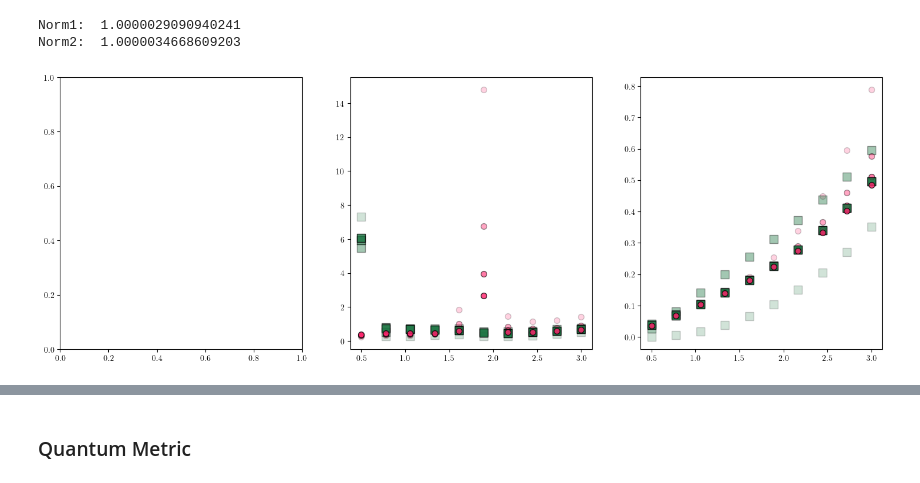
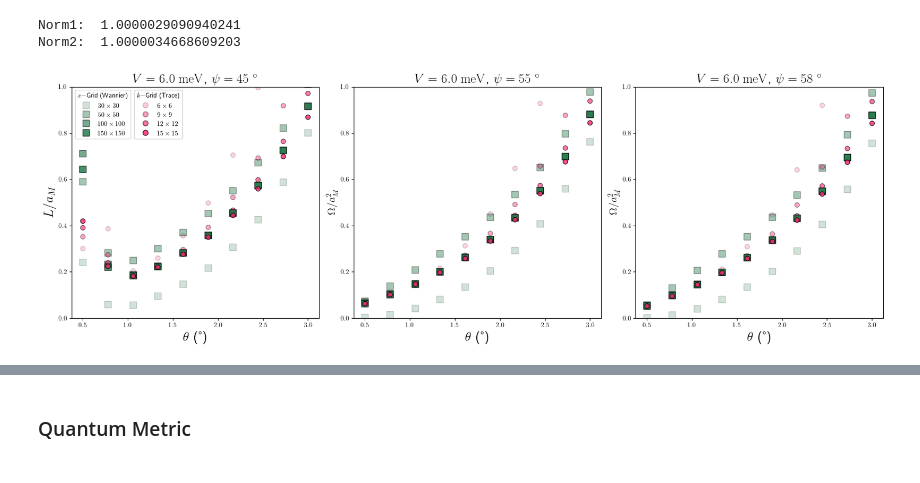
Before and after one commit to sanhq17/moire_heterobilayers, a Jupyter notebook: notebooks/wannier_two_bands.ipynb, the cells around one changed output, grey strips where cells are left out. Cells and saved outputs as stored; diff of their text form; code cells hidden in the pictures.

```diff
--- a/notebooks/wannier_two_bands.ipynb
+++ b/notebooks/wannier_two_bands.ipynb
@@ -179,7 +192,7 @@ Norm1:  1.0000029090940241
 Norm2:  1.0000034668609203
 # %%
 sys.n_shells = 10
-sys.V = 10.0
+sys.V = 6.6
 thetas = np.linspace(0.5, 3.0, 10)
 thetas2 = np.linspace(thetas[0], thetas[-1], 100)
 aMs0 = sys.a0 / (2 * np.sin(np.radians(thetas / 2)))
@@ -198,11 +211,11 @@ k_alpha = [0.2, 0.4, 0.6, 0.8]
 x_res = [30, 50, 100, 150]
 x_alpha = [0.2, 0.4, 0.6, 0.8]
 
-psi_values = [0.0, 20, 58]
+psi_values = [45, 55, 58]
 
 fig, axes = plt.subplots(1, 3, figsize=(18, 6))
 
-for ax, psi in zip(axes[1:], psi_values[1:]):
+for ax, psi in zip(axes, psi_values):
     sys.psi_deg = psi
 
     for resx, resk, alphax, alphak in tqdm(zip(x_res, k_res, x_alpha, k_alpha)):
@@ -226,31 +239,79 @@ for ax, psi in zip(axes[1:], psi_values[1:]):
             wanniers = sys.wannier_wavefunction_2band(X, Y, k_points, trial_centers= np.array([RA, RB]))
 
             wannier1 = wanniers[0, :, :]
             wannier2 = wanniers[1, :, :]
 
             fun_one = lambda xx, yy: 1
             fun = lambda xx, yy: (xx-RA[0])**2 + (yy-RA[1])**2
             spread1 = sys.integrate_wannier(fun, wannier1, X, Y, k_points)
 
             fun2 = lambda xx, yy: (xx-RB[0])**2 + (yy-RB[1])**2
             spread2 = sys.integrate_wannier(fun2, wannier2, X, Y, k_points)
 
             omega.append((spread1 + spread2) / sys.aM**2)
             # print("Norm1: ", sys.integrate_wannier(fun_one, wannier1, X, Y, k_points))
             # print("Norm2: ", sys.integrate_wannier(fun_one, wannier2, X, Y, k_points))
             # print("Max abs wannier1: ", np.max(np.abs(wannier1)**2))
             # print("sp1: ", spread1 / sys.aM**2, "sp2: ", spread2 / sys.aM**2)
             # print("--------")
 
             # integral = sys.integrate_trace(Nx=resk, Ny=resk)
             # l0 = np.sqrt(integral)
             # l0_valuesH.append(l0)
             integral = sys.integrate_trace(Nx=resk, Ny=resk)
             l0_values.append(integral / sys.aM**2)
 
         ax.scatter(thetas, np.array(omega), facecolors='#197340', edgecolors='k',
                    s=100, marker='s', alpha=alphax)
         ax.scatter(thetas, np.array(l0_values), facecolors='#FF216B', edgecolors='k',
                    s=50, alpha=alphak)
+        ax.set_ylim([0, 1])
+        ax.set_xlabel(r'$\theta$ [deg]', fontsize=16)
+        ax.set_ylabel(r'$\Omega / a_M^2$', fontsize=16)
+        ax.set_title(r'$\psi = {}^\circ$'.format(psi), fontsize=16)
+
+    # --- Resolution legends (only on the first subplot to avoid clutter) ---
+    if ax == axes[0]:
+        legend_x_handles = [
+            Line2D([0], [0], marker='s', color='w', label=rf'${resx} \times {resx}$',
+                   markerfacecolor='#197340', markeredgecolor='k',
+                   markersize=10, alpha=alphax)
+            for resx, alphax in zip(x_res, x_alpha)
+        ]
+        legend_k_handles = [
+            Line2D([0], [0], marker='o', color='w', label=rf'${resk} \times {resk}$',
+                   markerfacecolor='#FF216B', markeredgecolor='k',
+                   markersize=8, alpha=alphak)
+            for resk, alphak in zip(k_res, k_alpha)
+        ]
+
+        # leg_x = ax.legend(handles=legend_x_handles, title=r'$x-$Grid',
+        #                   fontsize=10, title_fontsize=10, loc='upper left')
+        # leg_k = ax.legend(handles=legend_k_handles, title=r'$k-$Grid',
+        #                   fontsize=10, title_fontsize=10, loc='center right')
+        # ax.add_artist(leg_x)
+        leg_x = ax.legend(handles=legend_x_handles, title=r'$x-$Grid (Wannier)',
+                  fontsize=10, title_fontsize=10,
+                  loc='upper left', bbox_to_anchor=(0, 1))
+        leg_k = ax.legend(handles=legend_k_handles, title=r'$k-$Grid (Trace)',
+                        fontsize=10, title_fontsize=10,
+                        loc='upper left', bbox_to_anchor=(0.24, 1))
+        ax.add_artist(leg_x)
+        plt.savefig("plots/spread_vs_theta.pdf", dpi=300, bbox_inches='tight')
+
+    # --- Line legend on every subplot ---
+
+    if ax == axes[0]:
+        ax.add_artist(leg_k)
+
+    ax.set_title(rf"$V = {sys.V}\ \mathrm{{meV}}$, $\psi = {sys.psi_deg}\ ^\circ$", fontsize=20)
+    ax.set_xlabel(r'$\theta$ (°)', fontsize=20)
+    ax.set_ylim([0.0, 1.0])
+
+axes[0].set_ylabel(r'$L / a_M$', fontsize=20)
+
+plt.tight_layout()
+plt.savefig("plots/spread_vs_theta.pdf", dpi=300, bbox_inches='tight')
+plt.show()
 # %% [output]
-[figure, old version]
+[figure, new version]
```
Also changed, not shown: parts of 7 cells of this notebook, 16 other files.
